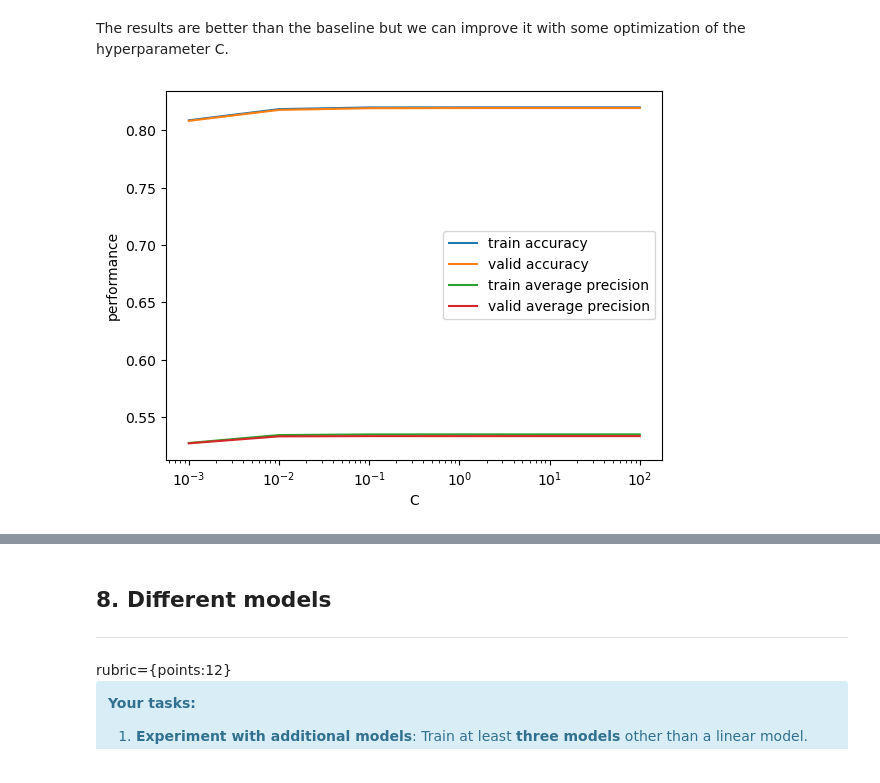
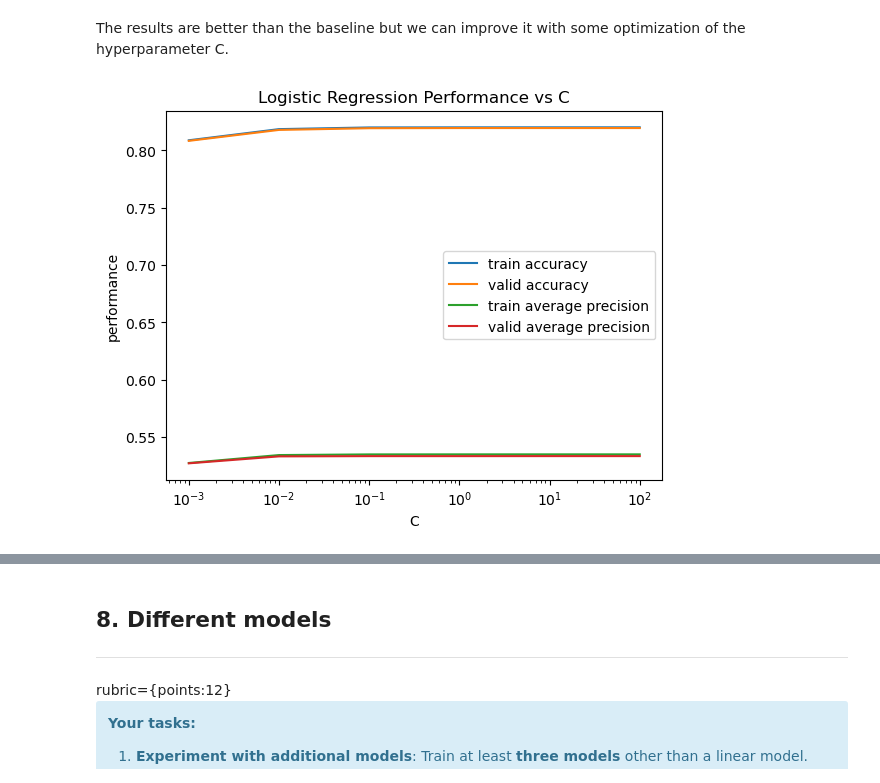
Before and after one commit to asharifo/cs330-hw5, a Jupyter notebook: hw5.ipynb, the cells around one changed output, grey strips where cells are left out. Saved outputs shown, nothing was run; the diff lists cells and outputs as text; code cells hidden in the pictures.

```diff
--- a/hw5.ipynb
+++ b/hw5.ipynb
@@ -590,29 +591,34 @@ The results are better than the baseline but we can improve it with some optimiz
 # %%
 params_lr = {'C': [1e-3, 1e-2, 1e-1, 1e0, 1e1, 1e2]}
 train_acc_scores = []
 cv_acc_scores = []
 train_ap_scores = []
 cv_ap_scores = []
+best_ap = 0
+best_C = None
 
 for c in params_lr['C']:
     pipe_lr = make_pipeline(preprocessor, LogisticRegression(C=c, max_iter=1000, random_state=123))
     mean_scores, mean_std = mean_std_cross_val_scores(pipe_lr, X_train, y_train, cv=5, return_train_score=True, scoring=scoring)
     train_acc_scores.append(mean_scores["train_accuracy"])
     cv_acc_scores.append(mean_scores["test_accuracy"])
     train_ap_scores.append(mean_scores["train_average_precision"])
     cv_ap_scores.append(mean_scores["test_average_precision"])
     results_dict[f"lr_C_{c}"] = print_results(mean_scores, mean_std)
+    if (mean_scores["test_average_precision"] > best_ap):
+        best_C = c
+        best_ap = mean_scores["test_average_precision"]
 
 plt.semilogx((params_lr['C']), train_acc_scores, label="train accuracy")
 plt.semilogx((params_lr['C']), cv_acc_scores, label="valid accuracy")
 plt.semilogx((params_lr['C']), train_ap_scores, label="train average precision")
 plt.semilogx((params_lr['C']), cv_ap_scores, label="valid average precision")
 plt.legend()
 plt.title("Logistic Regression Performance vs C")
 plt.xlabel("C")
 plt.ylabel("performance");
 # %% [output]
-[figure, old version]
+[figure, new version]
 # %%
 results_df = pd.DataFrame(results_dict).T
 results_df
```
Also changed, not shown: parts of 26 cells of this notebook, 1 other file.
